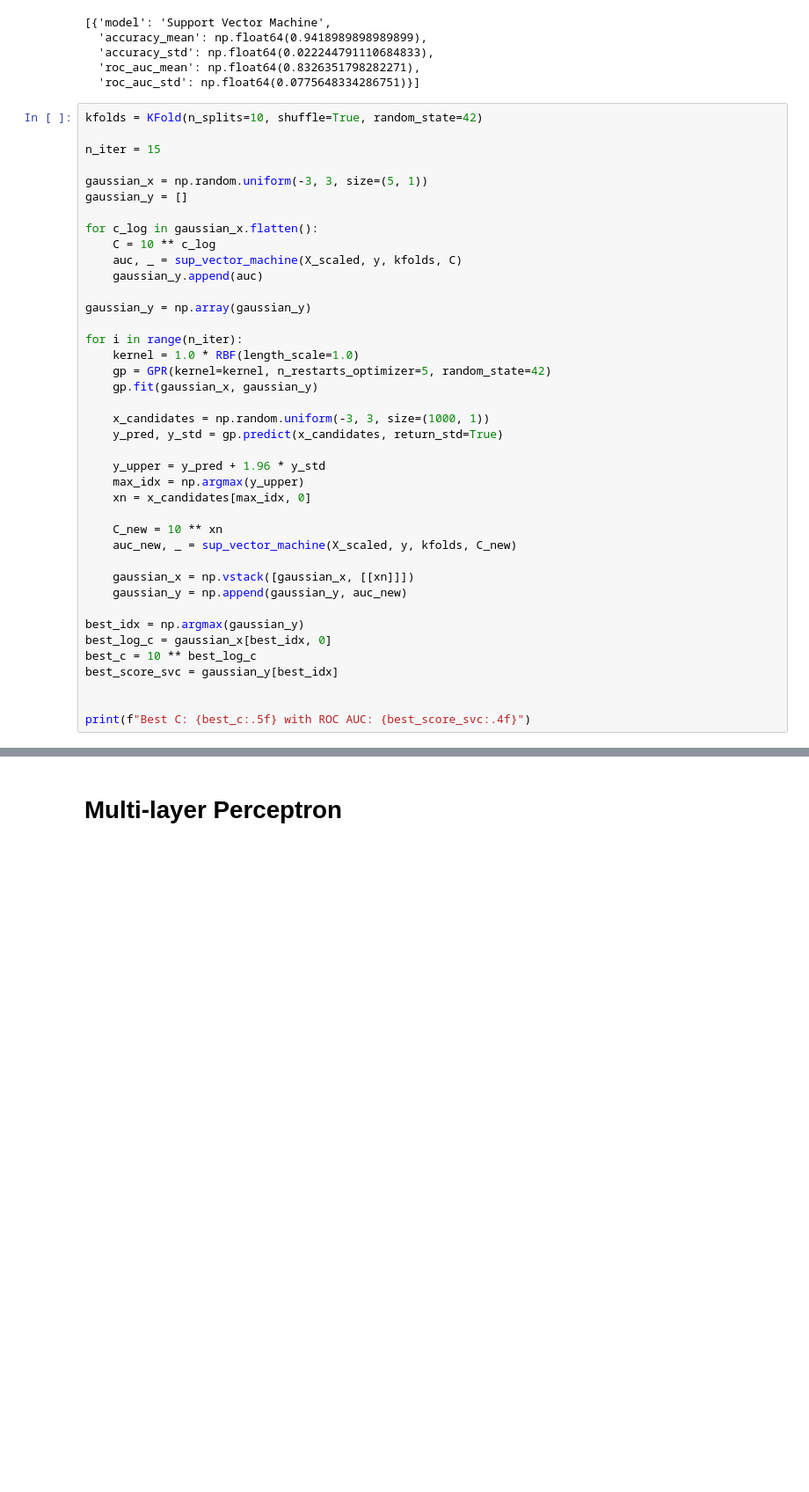
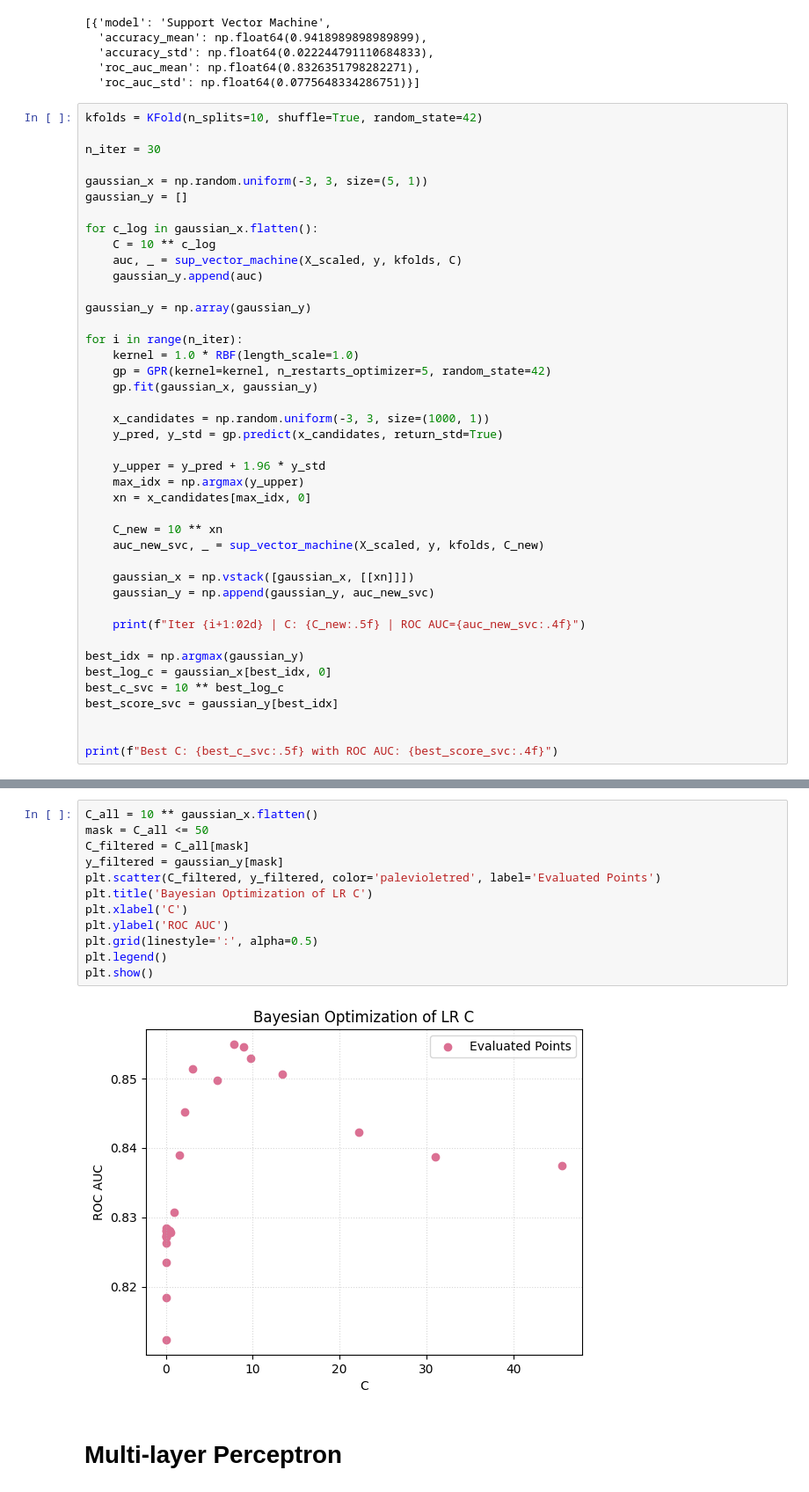
Before and after one commit to AnaSofiaHinojosa/Proyecto2LabAprEstadistico, a Jupyter notebook: reporte.ipynb, the cells around one changed output, grey strips where cells are left out. Shown at 88% size. Cells and saved outputs as stored; diff of their text form; blank space fills up the shorter version.

```diff
--- a/reporte.ipynb
+++ b/reporte.ipynb
@@ -474,7 +506,7 @@ results_svc
 # %%
 kfolds = KFold(n_splits=10, shuffle=True, random_state=42)
 
-n_iter = 15
+n_iter = 30
 
 gaussian_x = np.random.uniform(-3, 3, size=(5, 1))
 gaussian_y = []
@@ -499,16 +531,18 @@ for i in range(n_iter):
     xn = x_candidates[max_idx, 0]
 
     C_new = 10 ** xn
-    auc_new, _ = sup_vector_machine(X_scaled, y, kfolds, C_new)
+    auc_new_svc, _ = sup_vector_machine(X_scaled, y, kfolds, C_new)
 
     gaussian_x = np.vstack([gaussian_x, [[xn]]])
-    gaussian_y = np.append(gaussian_y, auc_new)
+    gaussian_y = np.append(gaussian_y, auc_new_svc)
+
+    print(f"Iter {i+1:02d} | C: {C_new:.5f} | ROC AUC={auc_new_svc:.4f}")
 
 best_idx = np.argmax(gaussian_y)
 best_log_c = gaussian_x[best_idx, 0]
-best_c = 10 ** best_log_c
+best_c_svc = 10 ** best_log_c
 best_score_svc = gaussian_y[best_idx]
 
 
-print(f"Best C: {best_c:.5f} with ROC AUC: {best_score_svc:.4f}")
+print(f"Best C: {best_c_svc:.5f} with ROC AUC: {best_score_svc:.4f}")
 # %% [output]
@@ -516,3 +566,17 @@ Best C: 3.56614 with ROC AUC: 0.8546
+# %%
+C_all = 10 ** gaussian_x.flatten()
+mask = C_all <= 50
+C_filtered = C_all[mask]
+y_filtered = gaussian_y[mask]
+plt.scatter(C_filtered, y_filtered, color='palevioletred', label='Evaluated Points')
+plt.title('Bayesian Optimization of LR C')
+plt.xlabel('C')
+plt.ylabel('ROC AUC')
+plt.grid(linestyle=':', alpha=0.5)
+plt.legend()
+plt.show()
+# %% [output]
+[figure, added]
 # %% [markdown]
 # Multi-layer Perceptron
 # %%
```
Also changed, not shown: parts of 7 cells of this notebook.
